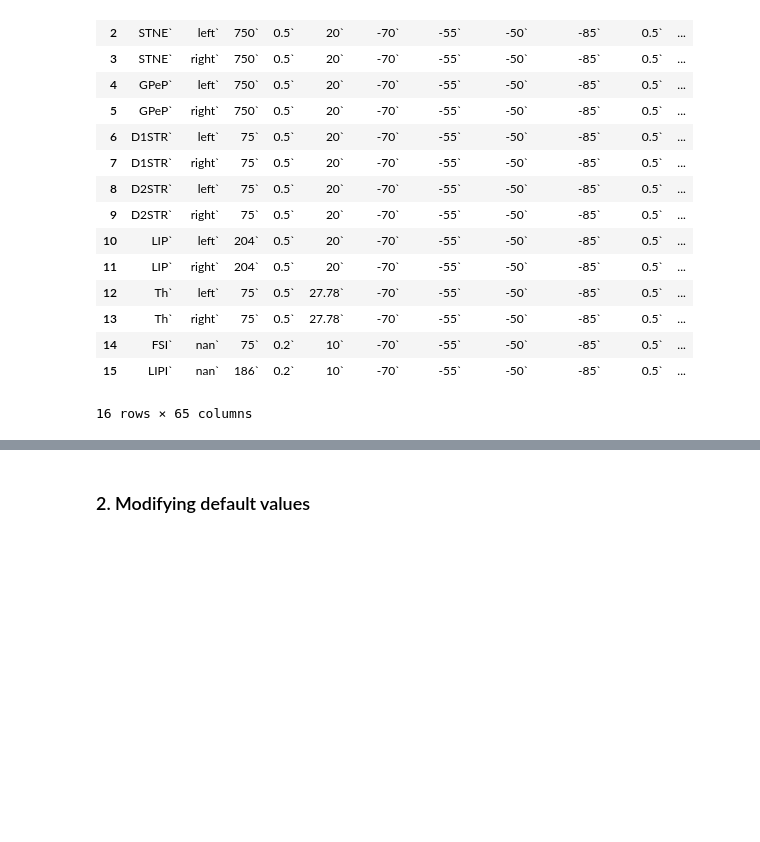
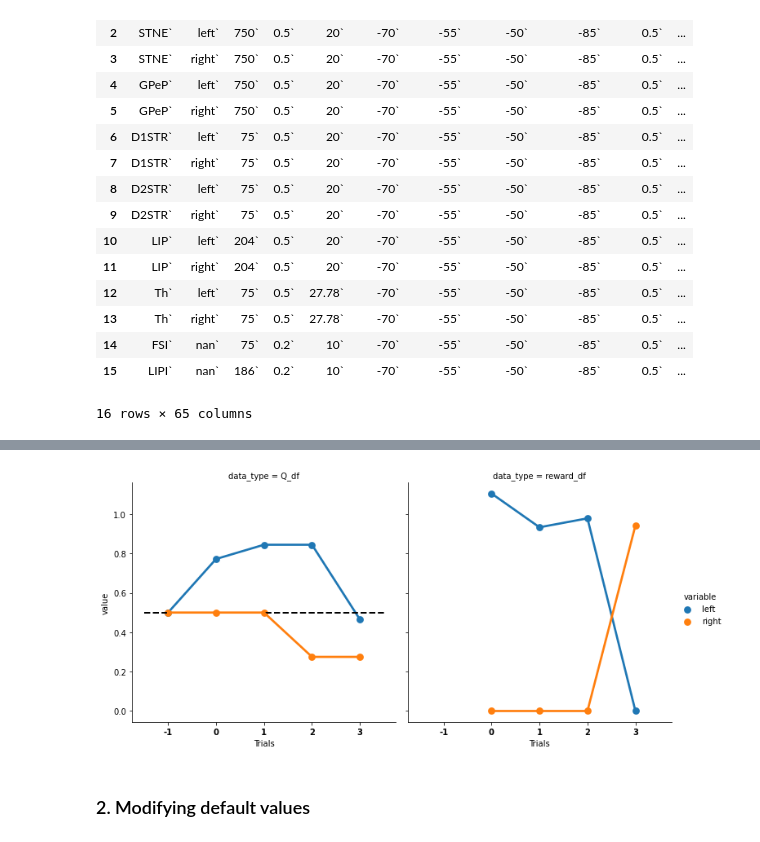
Before and after one commit to jyotikab/cbgt2, a Jupyter notebook: network_simulation-03.ipynb, the cells around one changed output, grey strips where cells are left out. Saved outputs shown, nothing was run; the diff lists cells and outputs as text; code cells hidden in the pictures; blank space fills up the shorter version.

```diff
--- a/network_simulation-03.ipynb
+++ b/network_simulation-03.ipynb
@@ -213,3 +239,8 @@ Q_df[0]
+# %%
+# Plot reward and q values data frames
+plt_func.plot_reward_and_Q_df(t_epochs[0],Q_df[0])
+# %% [output]
+[figure, added]
 # %%
 datatables = cbgt.collateVariable(results,'datatables')
 # %%
```
Also changed, not shown: parts of 9 cells of this notebook, 3 other files.
